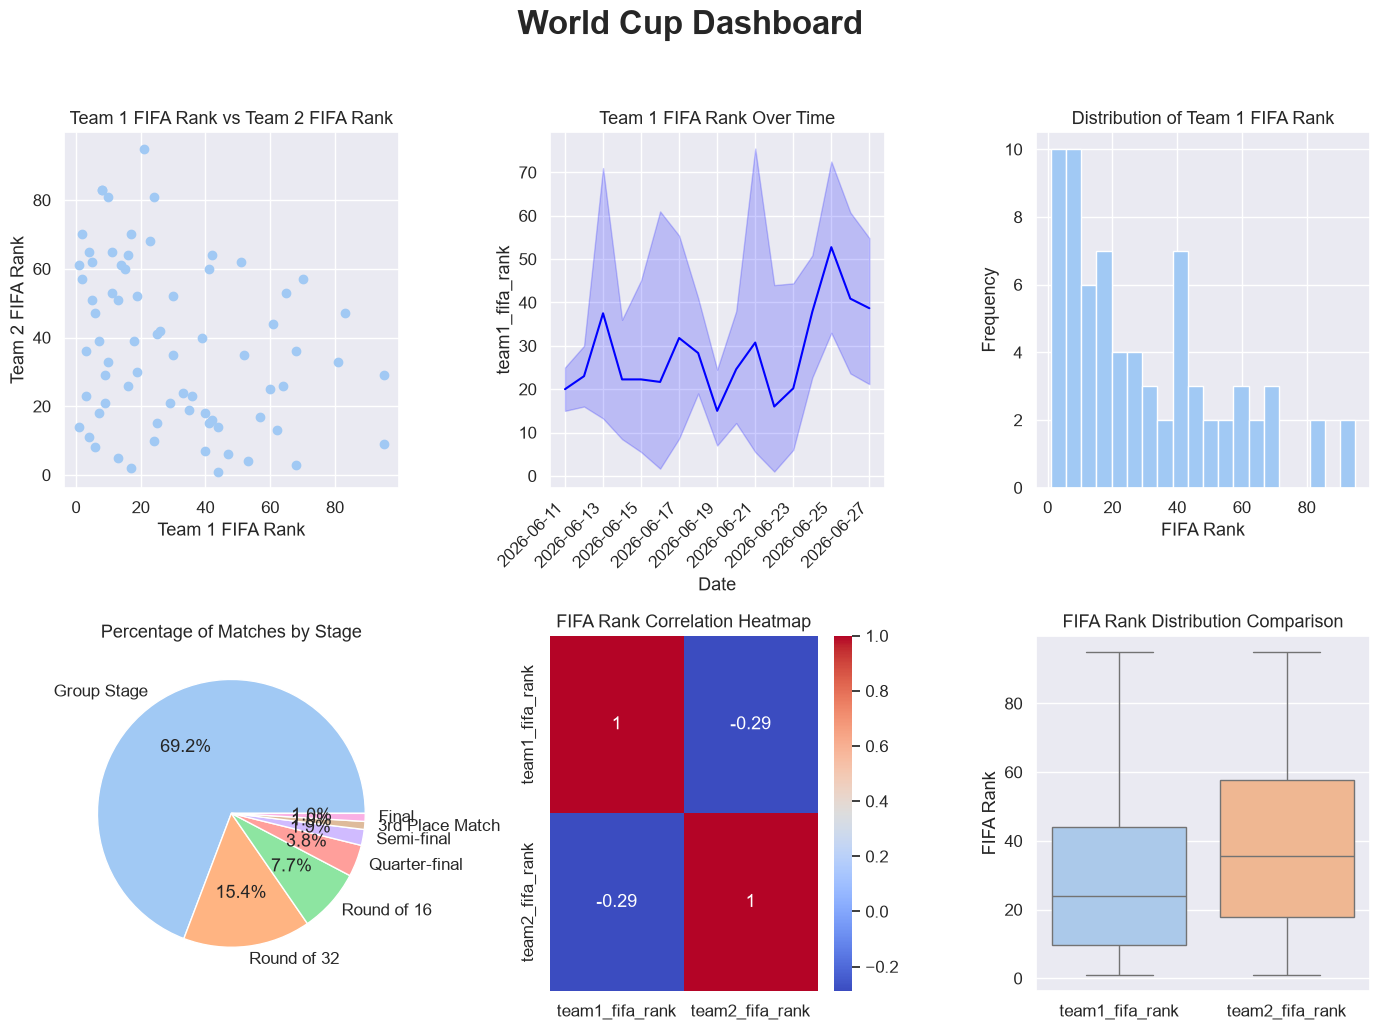
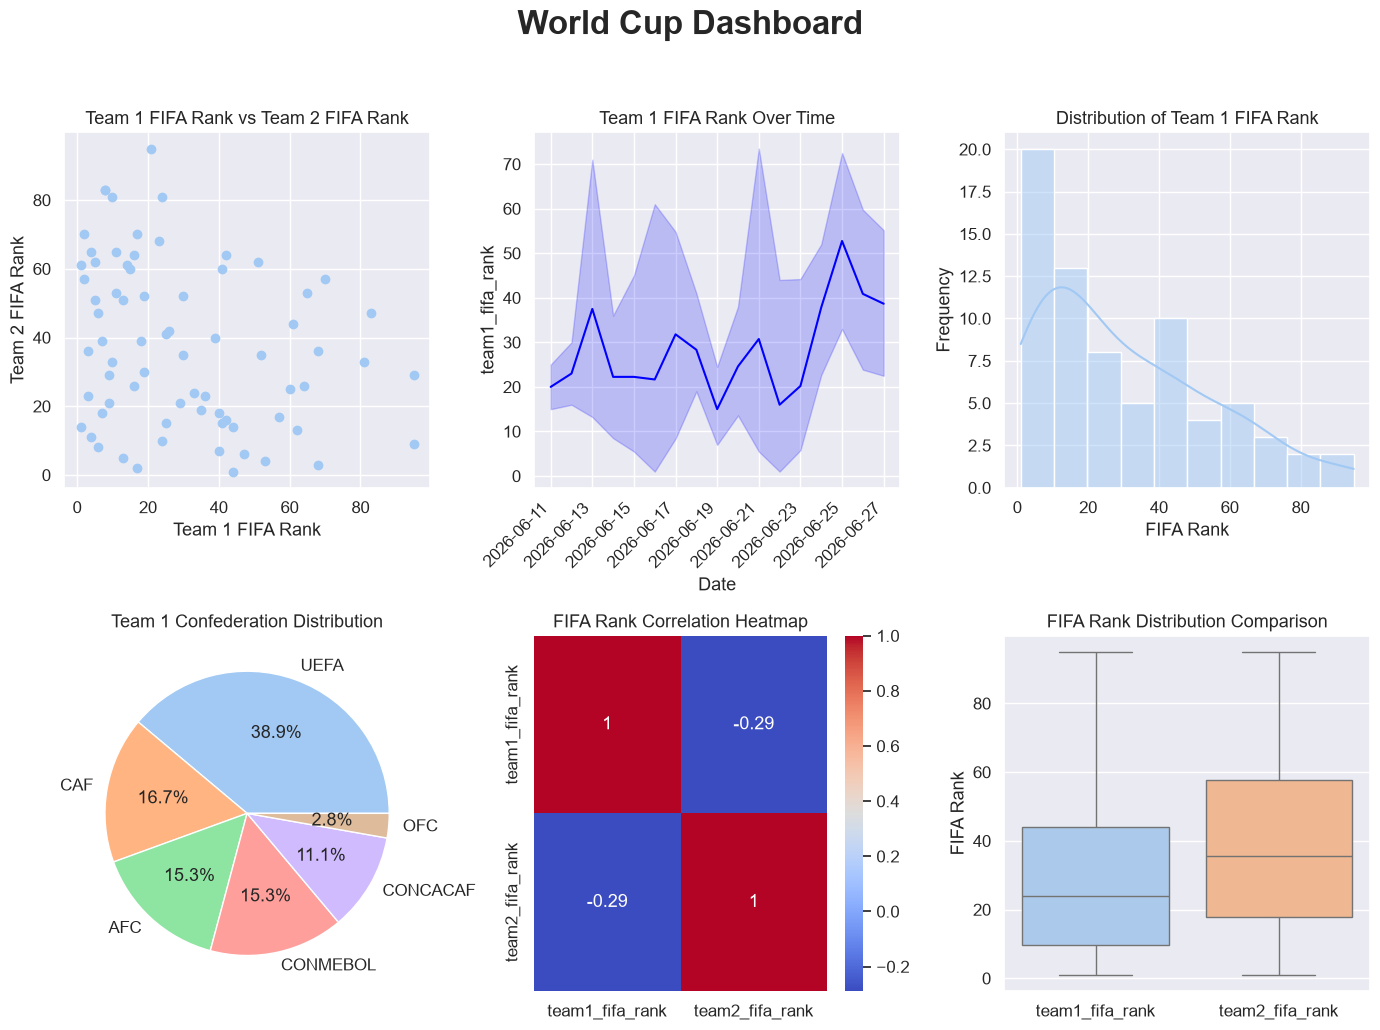
Unified diff of the notebook cell whose output changed from the first chart to the second:
--- before
+++ after
@@ -9,5 +9,5 @@
 axes[0,0].scatter(
     df['team1_fifa_rank'],
-    df['team2_fifa_rank']
+    df['team2_fifa_rank'],
 )
 
@@ -37,8 +37,13 @@
 
 #Histogram
-axes[0,2].hist(
-    df['team1_fifa_rank'],
-    bins=20
+# Pass the specific subplot axis using the ax parameter
+sns.histplot(
+    data=df,
+    x='team1_fifa_rank',
+    bins=10,
+    kde=True,
+    ax=axes[0, 2]
 )
+
 
 axes[0,2].set_title("Distribution of Team 1 FIFA Rank")
@@ -47,13 +52,13 @@
 
 #Pie Chart
-stage_count = df['stage'].value_counts()
+conf_counts = df["team1_confederation"].value_counts()
 
 axes[1,0].pie(
-    stage_count.values,
-    labels=stage_count.index,
+    conf_counts,
+    labels=conf_counts.index,
     autopct='%1.1f%%'
 )
 
-axes[1,0].set_title("Percentage of Matches by Stage")
+axes[1,0].set_title("Team 1 Confederation Distribution")
 
 #Heatmap

Commit: savef